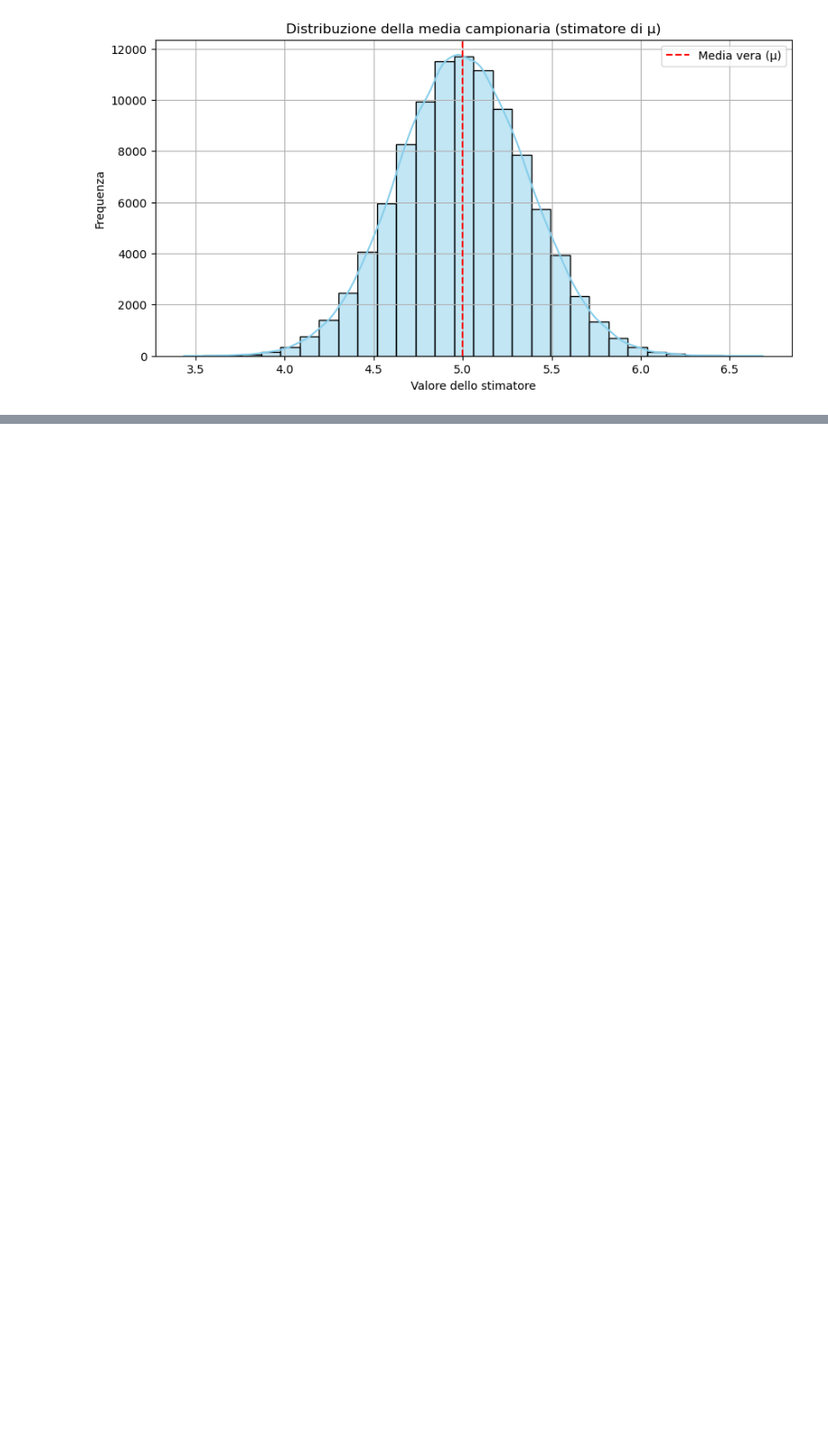
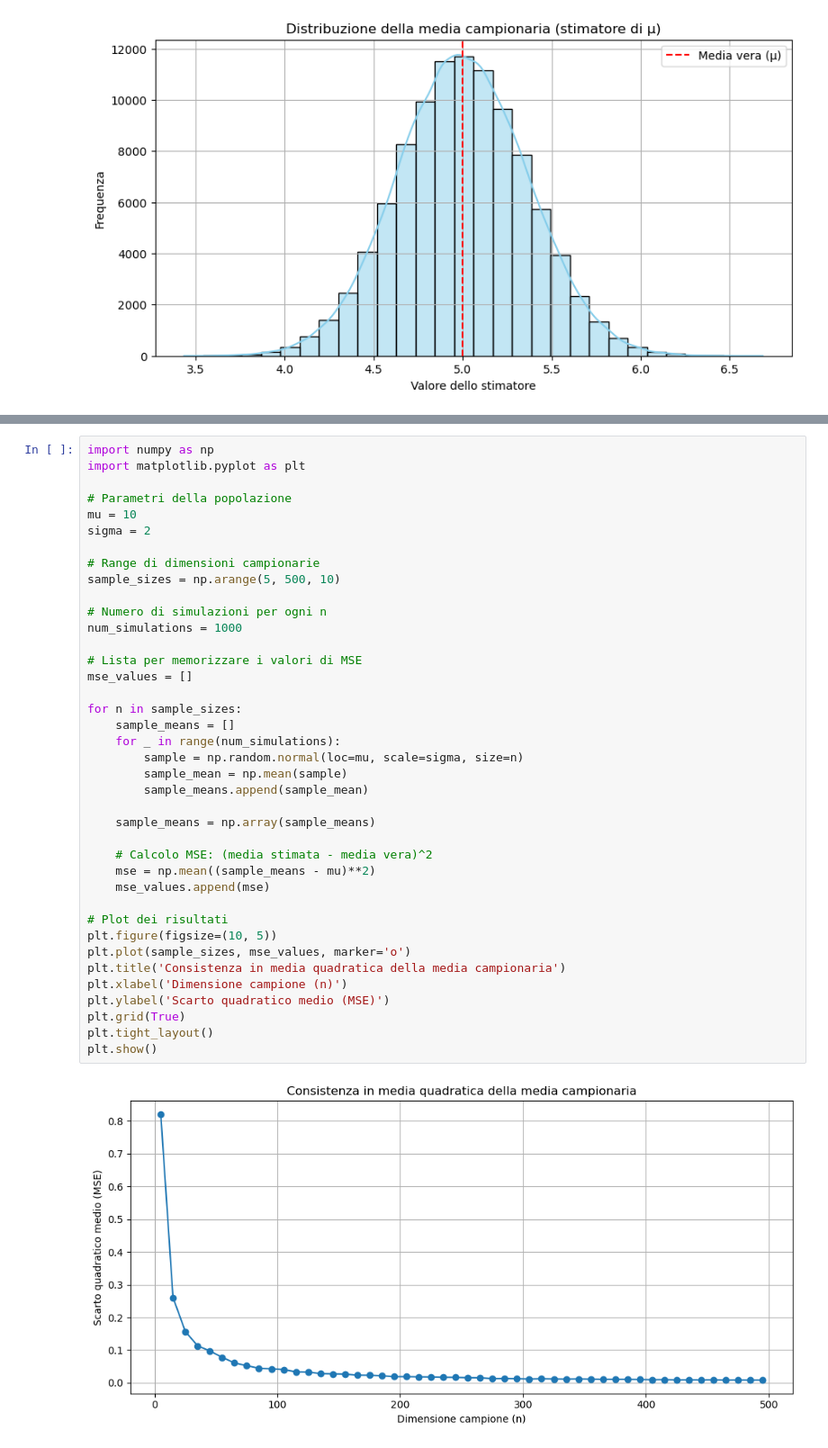
Before and after one commit to Gallja/SAD_Python, a Jupyter notebook: statistica_inferenziale.ipynb, the cells around one changed output, grey strips where cells are left out. Shown at 90% size. Cells and saved outputs as stored; diff of their text form; blank space fills up the shorter version.

```diff
--- a/statistica_inferenziale.ipynb
+++ b/statistica_inferenziale.ipynb
@@ -117,0 +293,41 @@ La media campionaria $\bar{X} = \frac{1}{n}\sum_{i=1}^n X_i$ è uno **stimatore
+# %%
+import numpy as np
+import matplotlib.pyplot as plt
+
+# Parametri della popolazione
+mu = 10
+sigma = 2
+
+# Range di dimensioni campionarie
+sample_sizes = np.arange(5, 500, 10)
+
+# Numero di simulazioni per ogni n
+num_simulations = 1000
+
+# Lista per memorizzare i valori di MSE
+mse_values = []
+
+for n in sample_sizes:
+    sample_means = []
+    for _ in range(num_simulations):
+        sample = np.random.normal(loc=mu, scale=sigma, size=n)
+        sample_mean = np.mean(sample)
+        sample_means.append(sample_mean)
+
+    sample_means = np.array(sample_means)
+
+    # Calcolo MSE: (media stimata - media vera)^2
+    mse = np.mean((sample_means - mu)**2)
+    mse_values.append(mse)
+
+# Plot dei risultati
+plt.figure(figsize=(10, 5))
+plt.plot(sample_sizes, mse_values, marker='o')
+plt.title('Consistenza in media quadratica della media campionaria')
+plt.xlabel('Dimensione campione (n)')
+plt.ylabel('Scarto quadratico medio (MSE)')
+plt.grid(True)
+plt.tight_layout()
+plt.show()
+# %% [output]
+[figure, added]
```
Also changed, not shown: parts of 4 cells of this notebook.
